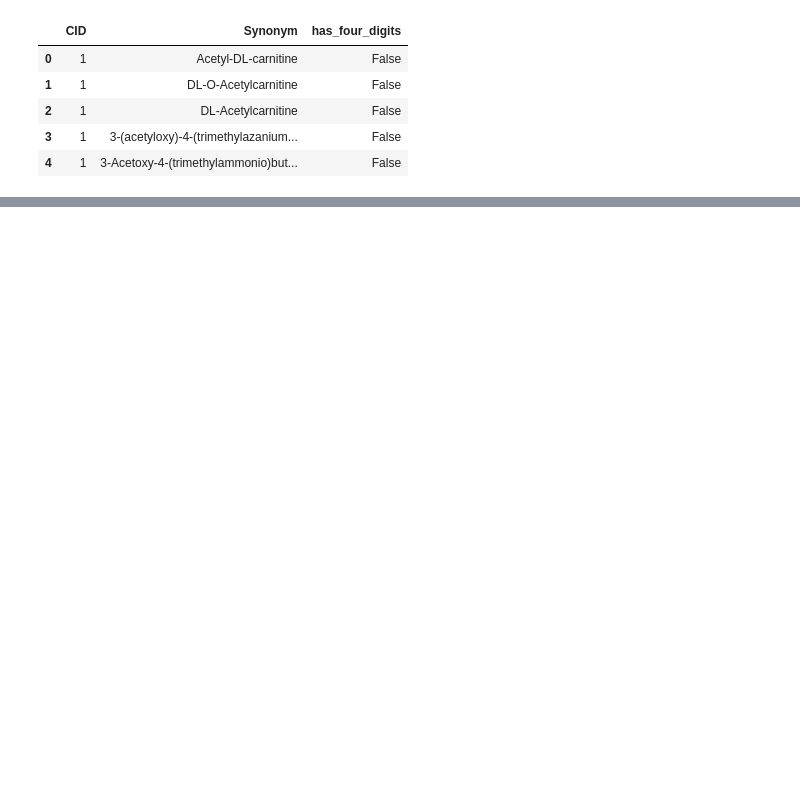
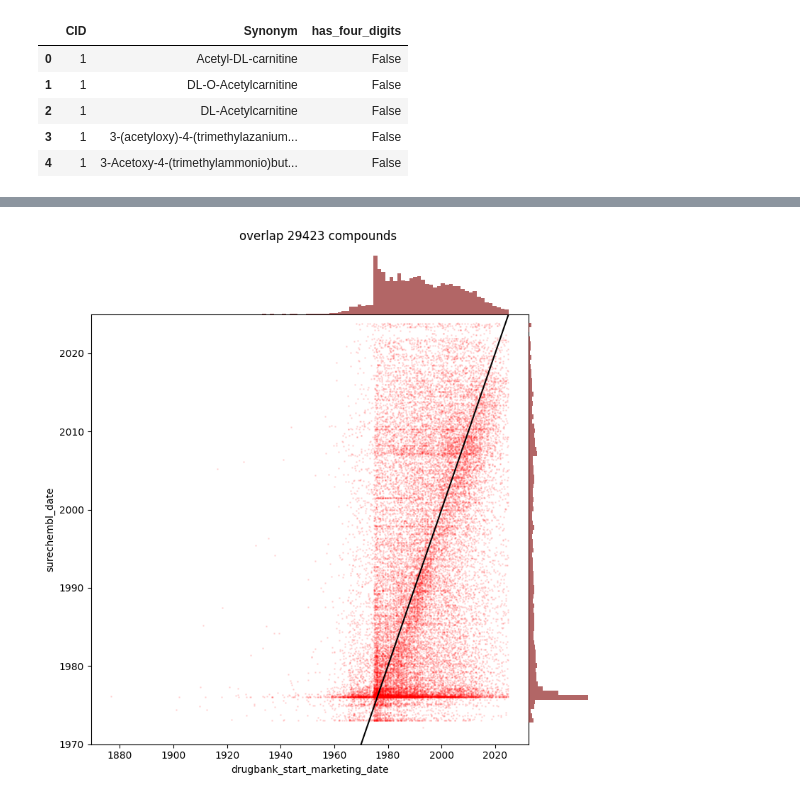
Before and after one commit to YoheiOhto/patent_time_split, a Jupyter notebook: notebook/experiment/10-search_pubmed.ipynb, the cells around one changed output, grey strips where cells are left out. Saved outputs shown, nothing was run; the diff lists cells and outputs as text; code cells hidden in the pictures; blank space fills up the shorter version.

```diff
--- a/notebook/experiment/10-search_pubmed.ipynb
+++ b/notebook/experiment/10-search_pubmed.ipynb
@@ -239 +184,31 @@ print(len(X), len(y))
+# %%
+from matplotlib.gridspec import GridSpec
+import matplotlib.pyplot as plt
+x_db = X
+x_sc = y
+
+fig = plt.figure(figsize=(8, 8))
+gs = GridSpec(8, 8, figure=fig, wspace=0.0, hspace=0.0,)
+
+scatter_ax = fig.add_subplot(gs[1:8, 0:7])
+scatter_ax.scatter(x_db, x_sc, alpha=0.1, c="red", s=1)
+x = np.linspace(1880, 2025 , 1000000)
+y = x
+scatter_ax.plot(x, y, c="black")
+scatter_ax.set_ylim((1970,2025))
+scatter_ax.set_xlabel('drugbank_start_marketing_date')
+scatter_ax.set_ylabel("surechembl_date")
+
+hist_x_ax = fig.add_subplot(gs[0, 0:7], sharex=scatter_ax)
+hist_x_ax.hist(x_db, bins=100, alpha=0.6, color='maroon')
+hist_x_ax.axis('off')
+
+hist_y_ax = fig.add_subplot(gs[1:8, 7], sharey=scatter_ax)
+hist_y_ax.hist(x_sc, bins=100, orientation='horizontal', alpha=0.6, color='maroon')
+hist_y_ax.axis('off')
+
+fig.suptitle(f"overlap {len(x_db)} compounds")
+plt.tight_layout()
+# %% [output]
+[figure, added]
 # %%
```
Also changed, not shown: parts of 37 cells of this notebook, 54 other files.
